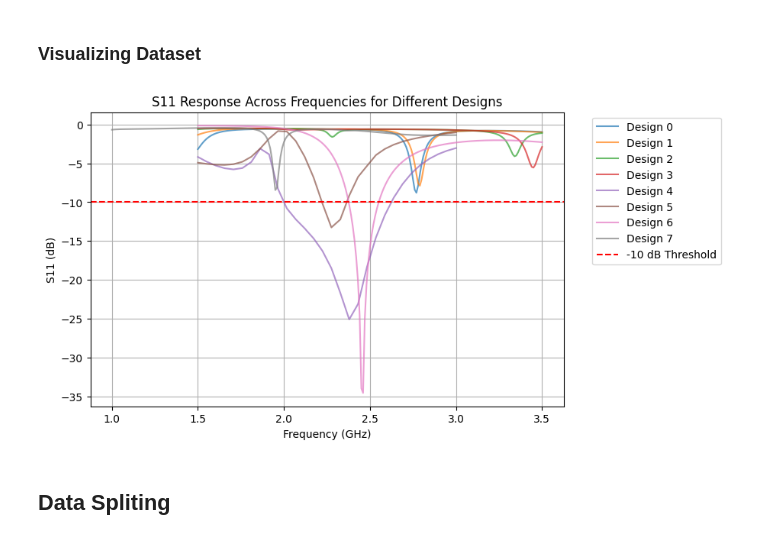
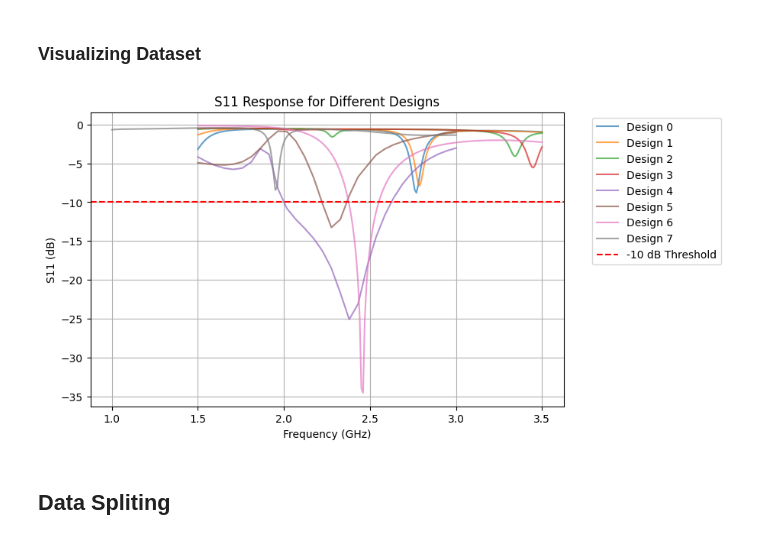
Before and after one commit to monaramezan-stack/Machine-Learning-projects, a Jupyter notebook: Antenna_Project.ipynb, the cells around one changed output. Cells and saved outputs as stored; diff of their text form; code cells hidden in the pictures.

```diff
--- a/Antenna_Project.ipynb
+++ b/Antenna_Project.ipynb
@@ -58,20 +58,20 @@ df.describe()
 # %%
 import matplotlib.pyplot as plt
 import seaborn as sns
-design_cols = ["patch_length_mm", "patch_width_mm", "slot_length_mm", "slot_width_mm"]
-df["design_id"] = df.groupby(design_cols).ngroup()
+dataset_cols = ["patch_length_mm", "patch_width_mm", "slot_length_mm", "slot_width_mm"]
+df["design_num"] = df.groupby(dataset_cols).ngroup()
 plt.figure(figsize=(8, 5))
-for design_id, group in df.groupby("design_id"):
-    plt.plot(group["freq_ghz"], group["s11_db"], label=f"Design {design_id}", alpha=0.7)
+for design_num, group in df.groupby("design_num"):
+    plt.plot(group["freq_ghz"], group["s11_db"], label=f"Design {design_num}", alpha=0.7)
 plt.axhline(-10, color='red', linestyle='--', label='-10 dB Threshold')
 plt.xlabel("Frequency (GHz)")
 plt.ylabel("S11 (dB)")
-plt.title("S11 Response Across Frequencies for Different Designs")
+plt.title("S11 Response for Different Designs")
 plt.legend(bbox_to_anchor=(1.05, 1), loc='upper left')
 plt.grid(True)
 plt.show()
 # %% [output]
-[figure, old version]
+[figure, new version]
 # %% [markdown]
 ## **Data Spliting**
 # %%
```
Also changed, not shown: parts of 8 cells of this notebook.
